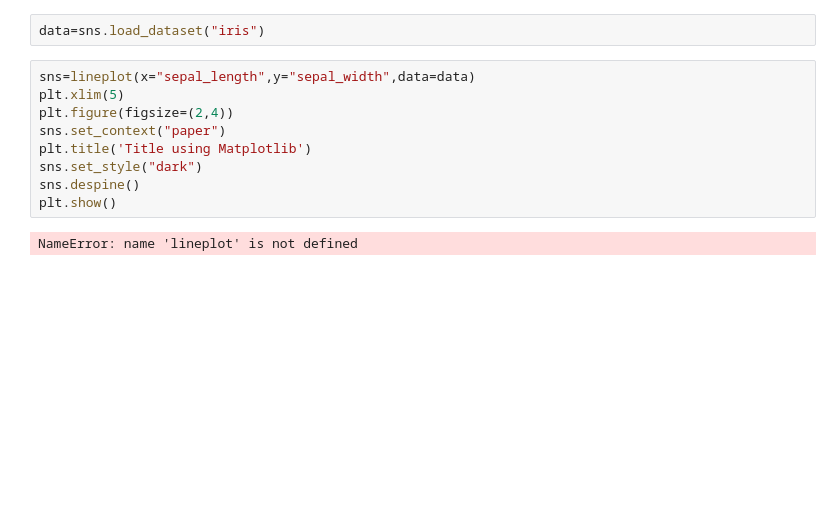
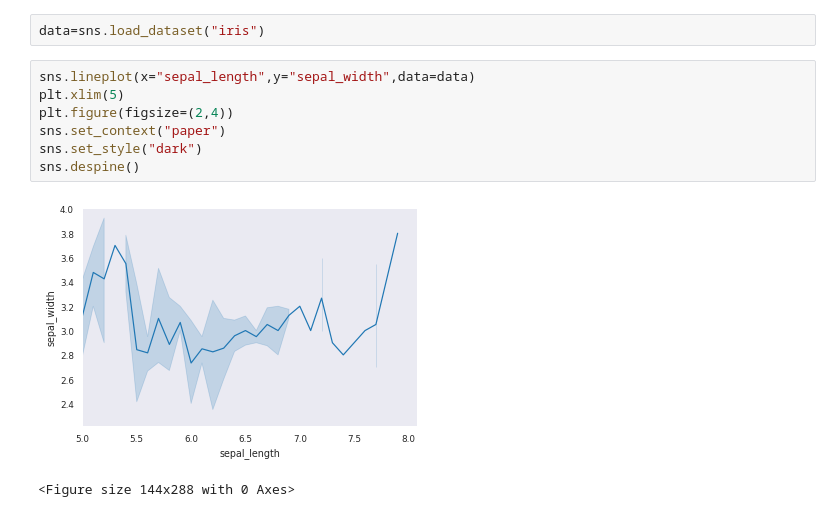
Before and after one commit to ChandanMayya/gclabpy, a Jupyter notebook: p10original.ipynb, the cells around one changed output. Drawn from its saved outputs; the diff is of its cells as text; blank space fills up the shorter version.

```diff
--- a/p10original.ipynb
+++ b/p10original.ipynb
@@ -3,15 +3,14 @@ import seaborn as sns
 import matplotlib.pyplot as plt
 # %%
 data=sns.load_dataset("iris")
-# %%
-sns=lineplot(x="sepal_length",y="sepal_width",data=data)
-plt.xlim(5)
-plt.figure(figsize=(2,4))
-sns.set_context("paper")
-plt.title('Title using Matplotlib')
-sns.set_style("dark")
-sns.despine()
-plt.show()
-# %% [output]
-NameError: name 'lineplot' is not defined
+# %%
+sns.lineplot(x="sepal_length",y="sepal_width",data=data)
+plt.xlim(5)
+plt.figure(figsize=(2,4))
+sns.set_context("paper")
+sns.set_style("dark")
+sns.despine()
+# %% [output]
+[figure, added]
+<Figure size 144x288 with 0 Axes>
 # %%
```
Also changed, not shown: parts of 7 cells of this notebook, 3 other files.
